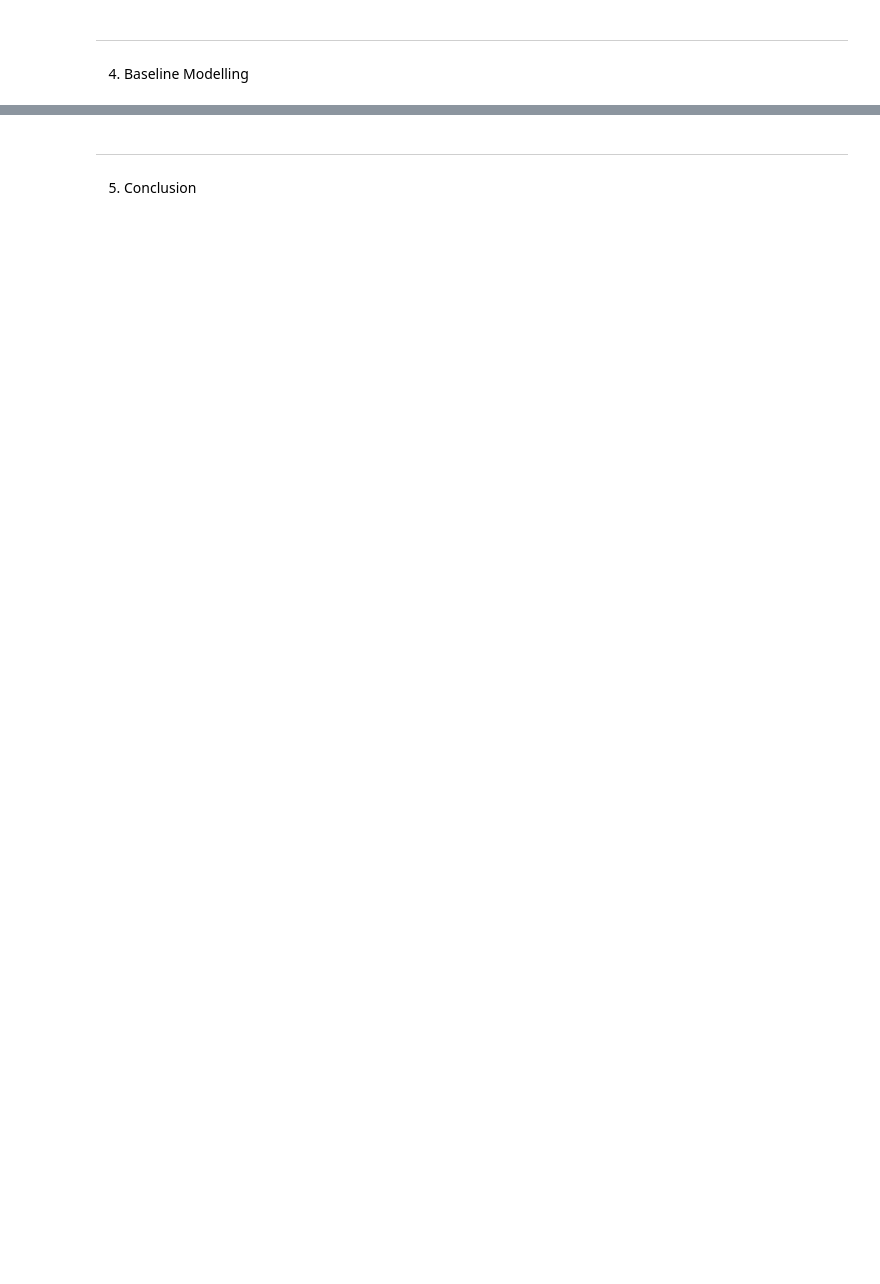
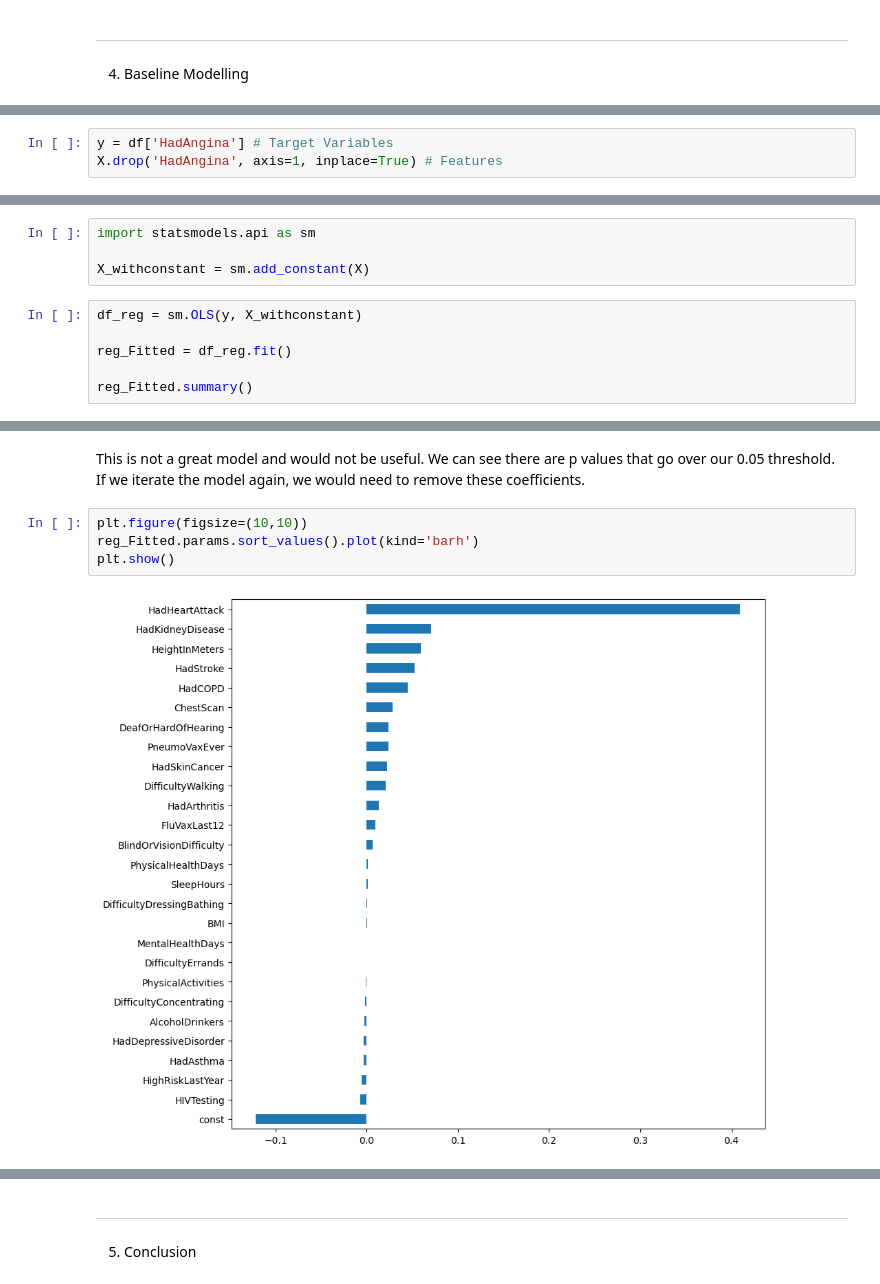
Before and after one commit to Tasnimacj/Capstone_Heart_Prediction, a Jupyter notebook: notebooks/02-eda.ipynb, the cells around one changed output, grey strips where cells are left out. Cells and saved outputs as stored; diff of their text form; blank space fills up the shorter version.

Commit message:
Completed markdown and baseline model

```diff
--- a/notebooks/02-eda.ipynb
+++ b/notebooks/02-eda.ipynb
@@ -332,0 +349,3 @@ We
+# %%
+y = df['HadAngina'] # Target Variables
+X.drop('HadAngina', axis=1, inplace=True) # Features
@@ -332,0 +364,10 @@ We
+# %%
+import statsmodels.api as sm
+
+X_withconstant = sm.add_constant(X)
+# %%
+df_reg = sm.OLS(y, X_withconstant)
+
+reg_Fitted = df_reg.fit()
+
+reg_Fitted.summary()
@@ -332,0 +407,8 @@ We
+# %% [markdown]
+This is not a great model and would not be useful. We can see there are p values that go over our 0.05 threshold. If we iterate the model again, we would need to remove these coefficients.
+# %%
+plt.figure(figsize=(10,10))
+reg_Fitted.params.sort_values().plot(kind='barh')
+plt.show()
+# %% [output]
+[figure, added]
```
Also changed, not shown: parts of 22 cells of this notebook.
